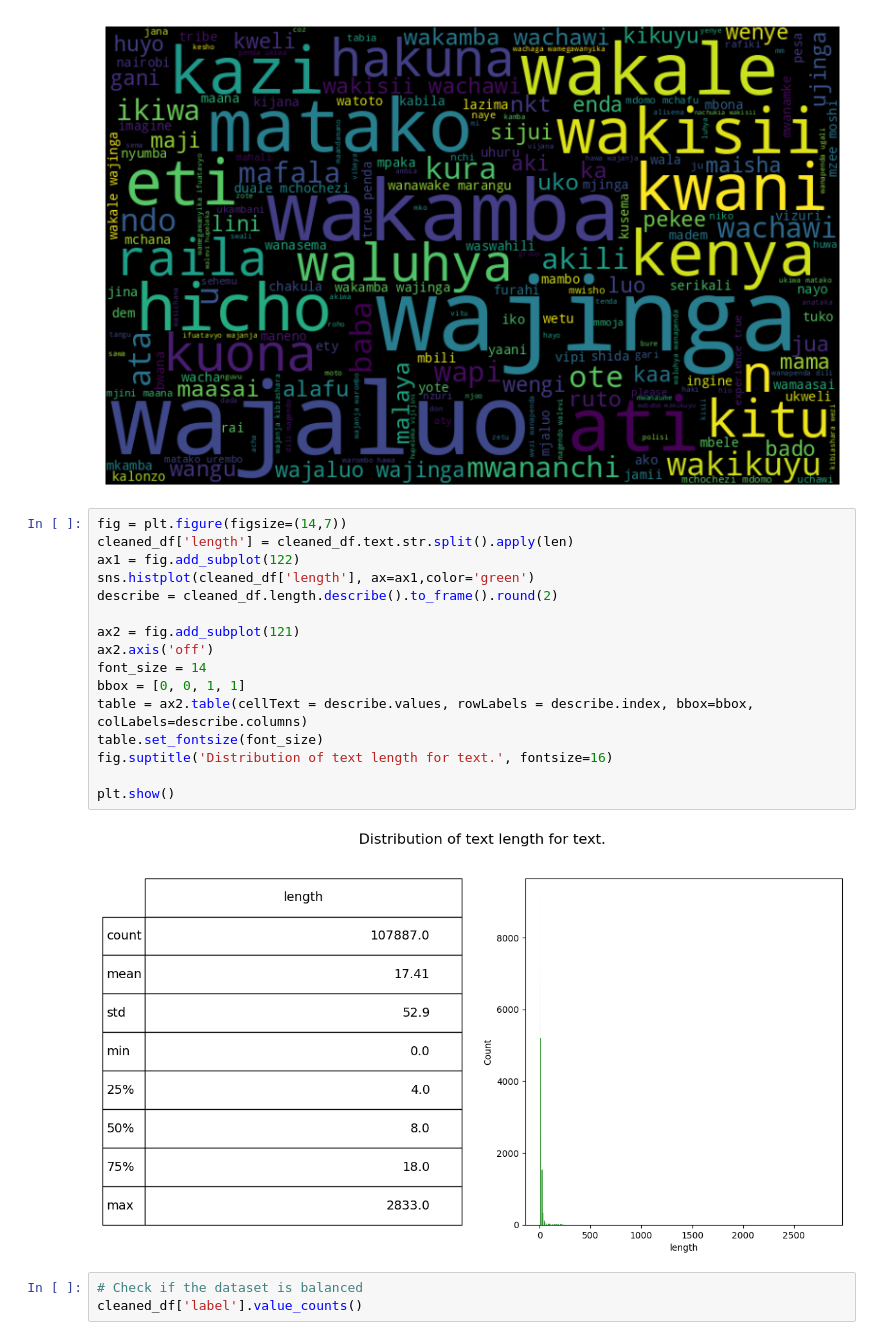
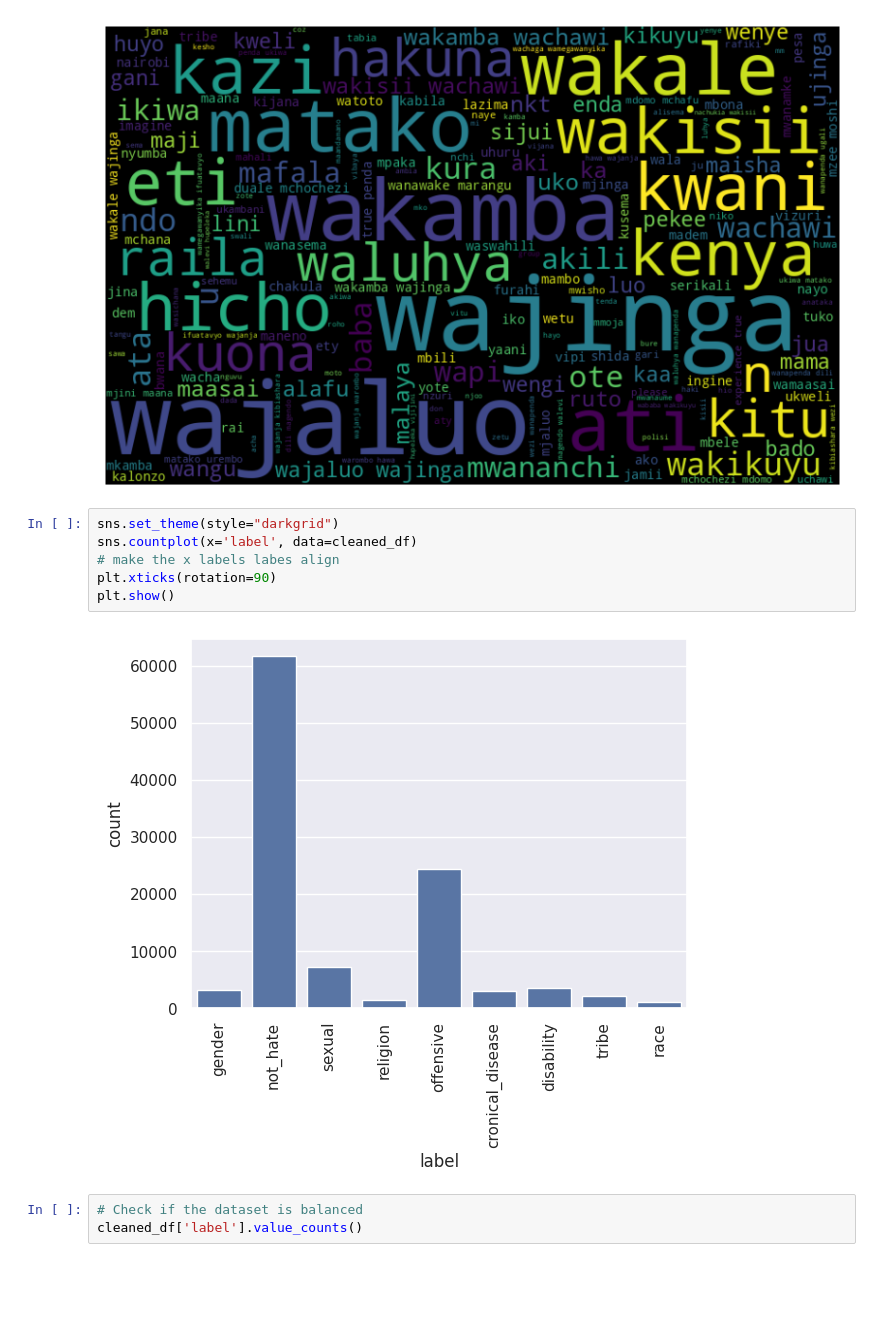
Before and after one commit to shitote/dist-repo, a Jupyter notebook: Hate_speech_classification.ipynb, the cells around one changed output. Saved outputs shown, nothing was run; the diff lists cells and outputs as text; blank space fills up the shorter version.

```diff
--- a/Hate_speech_classification.ipynb
+++ b/Hate_speech_classification.ipynb
@@ -633,24 +662,14 @@ plt.axis('off')
 plt.show()
 # %% [output]
 [figure]
-# %%
-fig = plt.figure(figsize=(14,7))
-cleaned_df['length'] = cleaned_df.text.str.split().apply(len)
-ax1 = fig.add_subplot(122)
-sns.histplot(cleaned_df['length'], ax=ax1,color='green')
-describe = cleaned_df.length.describe().to_frame().round(2)
-
-ax2 = fig.add_subplot(121)
-ax2.axis('off')
-font_size = 14
-bbox = [0, 0, 1, 1]
-table = ax2.table(cellText = describe.values, rowLabels = describe.index, bbox=bbox, colLabels=describe.columns)
-table.set_fontsize(font_size)
-fig.suptitle('Distribution of text length for text.', fontsize=16)
-
-plt.show()
-# %% [output]
-[figure, removed]
+# %%
+sns.set_theme(style="darkgrid")
+sns.countplot(x='label', data=cleaned_df)
+# make the x labels labes align
+plt.xticks(rotation=90)
+plt.show()
+# %% [output]
+[figure, added]
 # %%
 # Check if the dataset is balanced
 cleaned_df['label'].value_counts()
```
Also changed, not shown: parts of 116 cells of this notebook.
